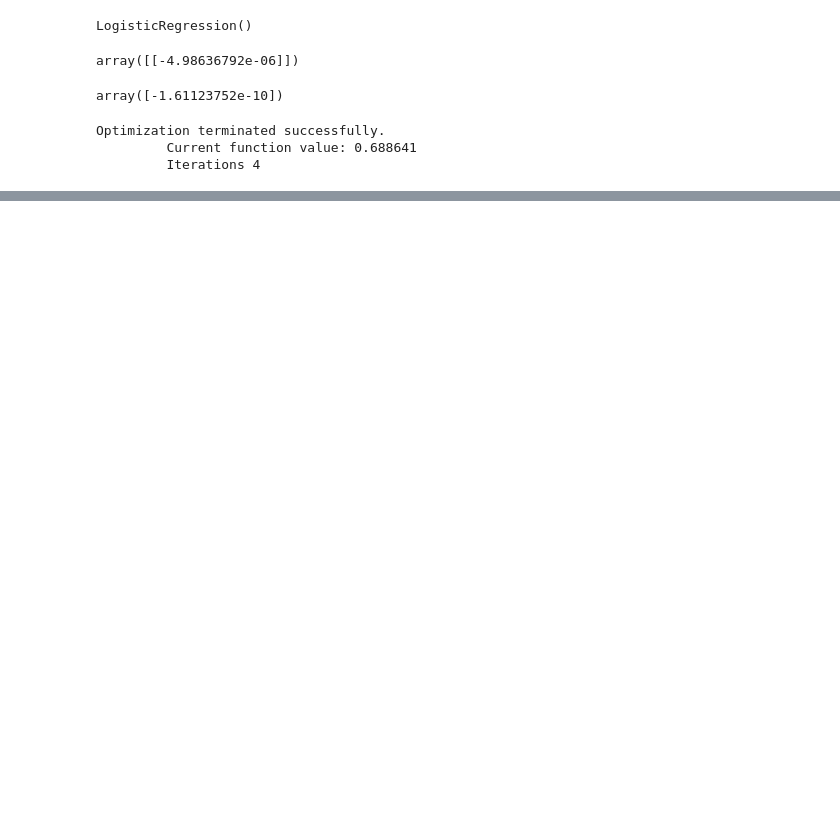
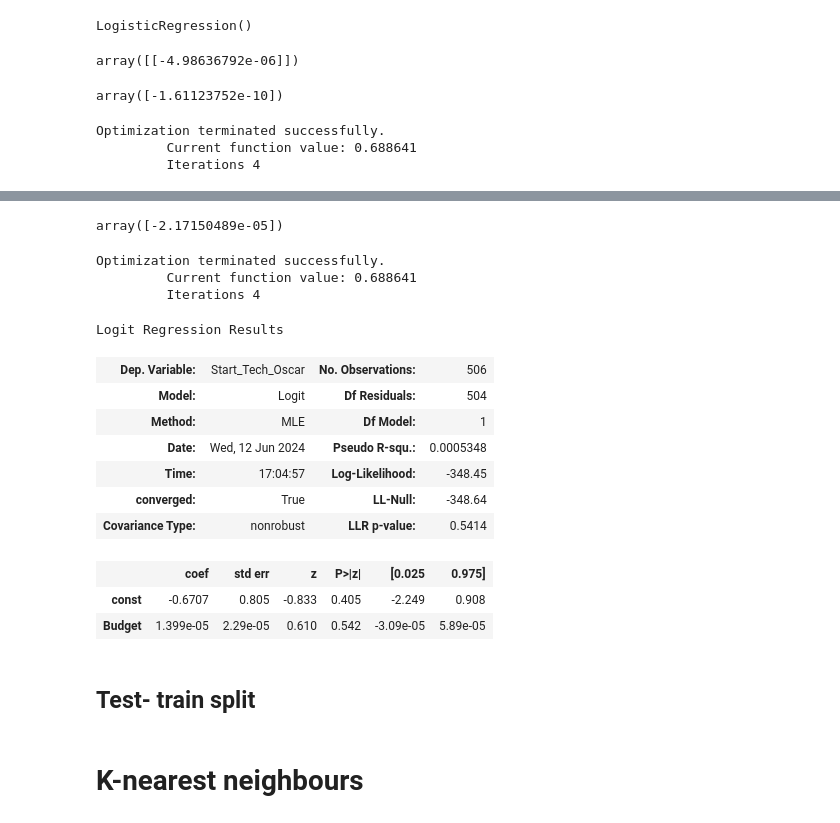
Before and after one commit to hmmmaira/LogisticRegression, a Jupyter notebook: movie_collection.ipynb, the cells around one changed output, grey strips where cells are left out. Saved outputs shown, nothing was run; the diff lists cells and outputs as text; code cells hidden in the pictures; blank space fills up the shorter version.

Commit message:
added multiple variable logit

```diff
--- a/movie_collection.ipynb
+++ b/movie_collection.ipynb
@@ -290,0 +293,6 @@ Logit Regression Results
+# %%
+X1 = df.loc[:,df.columns != 'Start_Tech_Oscar']
+y = df['Start_Tech_Oscar']
+# %%
+clf_lr = LogisticRegression()
+clf_lr.fit(X1,y)
@@ -290,0 +318,30 @@ Logit Regression Results
+# %%
+clf_lr.intercept_
+# %% [output]
+array([-2.17150489e-05])
+# %%
+X_cons = sn.add_constant(X)
+# %%
+logit = sm.Logit(y,X_cons).fit()
+# %% [output]
+Optimization terminated successfully.
+         Current function value: 0.688641
+         Iterations 4
+# %%
+logit.summary()
+# %% [output]
+Logit Regression Results
+| Dep. Variable: | Start_Tech_Oscar | No. Observations: | 506 |
+| Model: | Logit | Df Residuals: | 504 |
+| Method: | MLE | Df Model: | 1 |
+| Date: | Wed, 12 Jun 2024 | Pseudo R-squ.: | 0.0005348 |
+| Time: | 17:04:57 | Log-Likelihood: | -348.45 |
+| converged: | True | LL-Null: | -348.64 |
+| Covariance Type: | nonrobust | LLR p-value: | 0.5414 |
+|  | coef | std err | z | P>|z| | [0.025 | 0.975] |
+| const | -0.6707 | 0.805 | -0.833 | 0.405 | -2.249 | 0.908 |
+| Budget | 1.399e-05 | 2.29e-05 | 0.610 | 0.542 | -3.09e-05 | 5.89e-05 |
+# %% [markdown]
+## Test- train split
+# %% [markdown]
+# K-nearest neighbours
```
Also changed, not shown: parts of 7 cells of this notebook.
